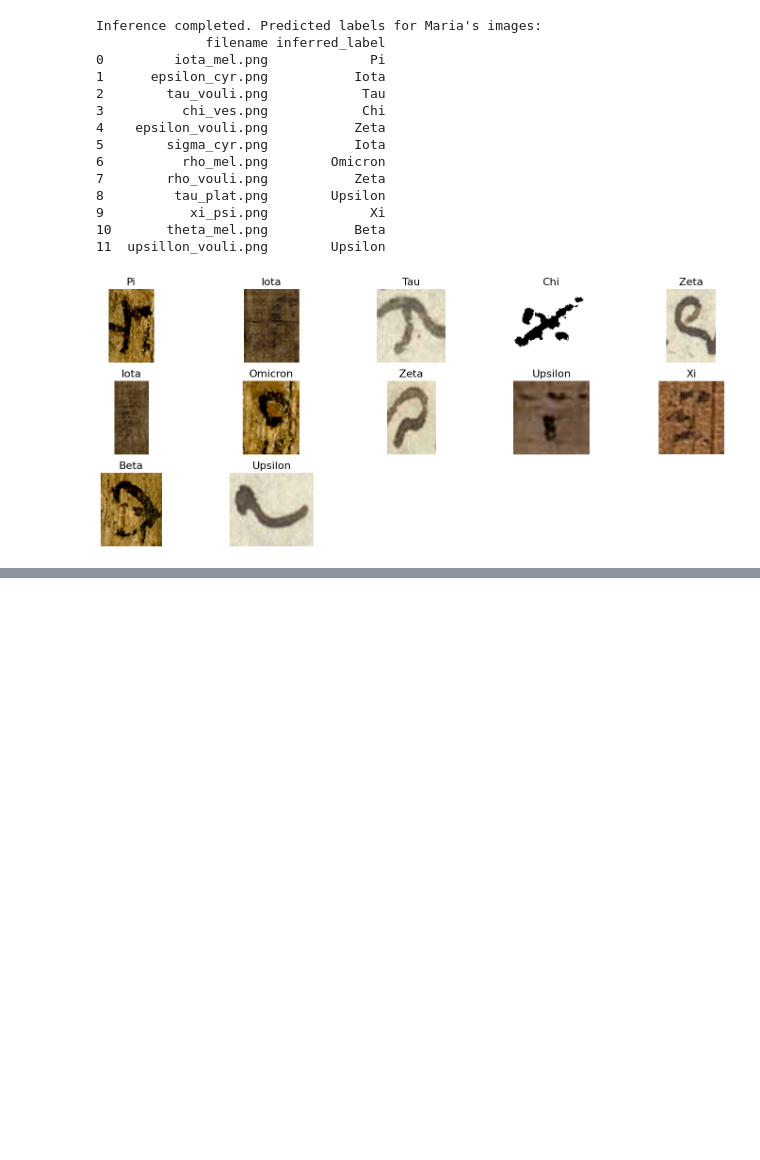
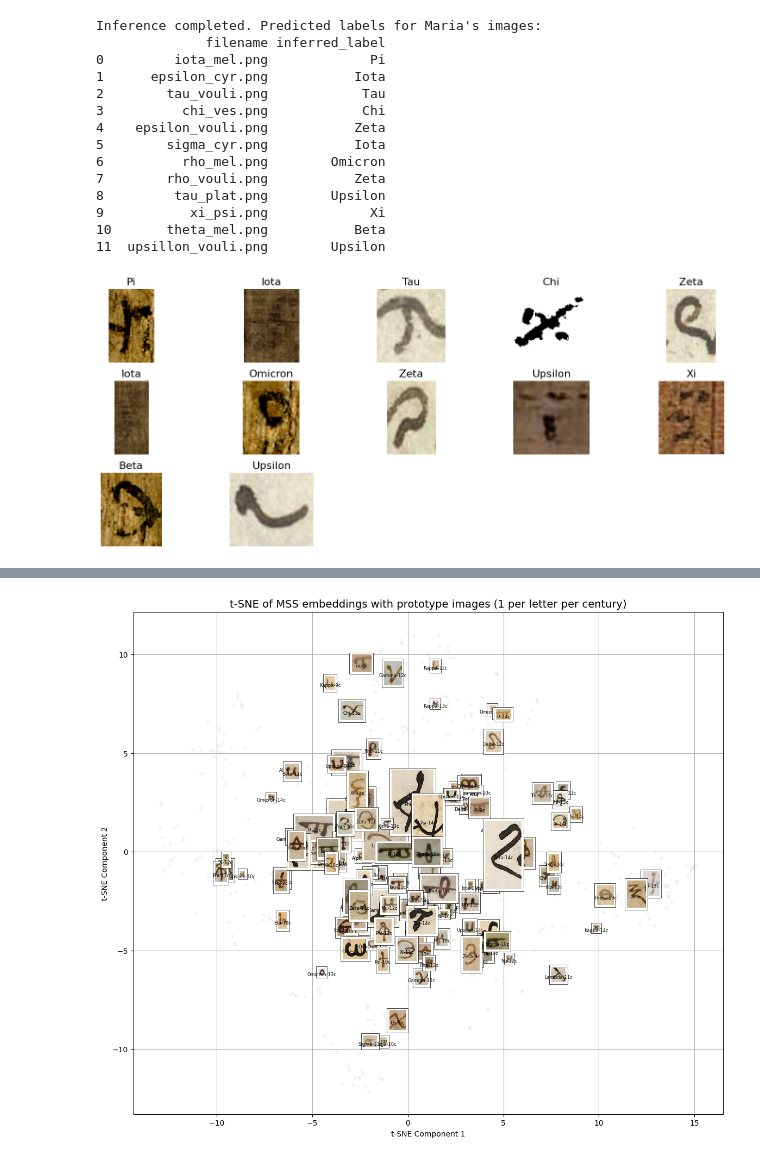
Before and after one commit to ipavlopoulos/diachronic-greek-letterforms, a Jupyter notebook: wild_predictions.ipynb, the cells around one changed output, grey strips where cells are left out. Saved outputs shown, nothing was run; the diff lists cells and outputs as text; code cells hidden in the pictures; blank space fills up the shorter version.

```diff
--- a/wild_predictions.ipynb
+++ b/wild_predictions.ipynb
@@ -838,0 +951,58 @@ ce_dataset.to_csv('asiminas_dataset.csv', index=False)
+# %%
+#@title Visualize clusters with prototype images (letter+century)
+
+import matplotlib.pyplot as plt
+import pandas as pd
+import numpy as np
+from sklearn.manifold import TSNE
+from matplotlib.offsetbox import OffsetImage, AnnotationBbox
+
+# --- Prepare embeddings for t-SNE ---
+embeddings_array = mss_embeddings.reshape(mss_embeddings.shape[0], -1)
+
+tsne = TSNE(n_components=2, random_state=42, perplexity=30, max_iter=300)
+tsne_components = tsne.fit_transform(embeddings_array)
+
+# --- Build DataFrame with metadata ---
+tsne_df = pd.DataFrame(tsne_components, columns=['tsne_component_1', 'tsne_component_2'])
+tsne_df['letter'] = ce_dataset['letter'].values
+tsne_df['year'] = ce_dataset['year'].values
+tsne_df['century'] = (ce_dataset['year'] // 100 + 1).astype(int)   # convert year to century (e.g., 700 → 8th)
+
+# Optional: keep paths to the original images
+tsne_df['img_path'] = ce_dataset['filename'].values
+
+# --- Function to load images ---
+def get_image(path, zoom=0.4):
+    img = plt.imread('mss_cliplets/'+path)
+    return OffsetImage(img, zoom=zoom)
+
+# --- Plot t-SNE ---
+fig, ax = plt.subplots(figsize=(14, 12))
+ax.scatter(tsne_df['tsne_component_1'], tsne_df['tsne_component_2'],
+           c='lightgray', alpha=0.2, s=10)  # background all points
+
+# --- For each (letter, century), choose prototype ---
+for (letter, century), group in tsne_df.groupby(['letter', 'century']):
+    # centroid of the group
+    centroid = group[['tsne_component_1', 'tsne_component_2']].mean().values
+    # find the closest point to centroid
+    dists = np.linalg.norm(group[['tsne_component_1', 'tsne_component_2']].values - centroid, axis=1)
+    idx = dists.argmin()
+    row = group.iloc[idx]
+
+    # overlay the image
+    ab = AnnotationBbox(get_image(row['img_path'], zoom=0.35),
+                        (row['tsne_component_1'], row['tsne_component_2']),
+                        frameon=True, pad=0.3, bboxprops=dict(edgecolor='black', linewidth=0.5))
+    ax.add_artist(ab)
+    ax.text(row['tsne_component_1'], row['tsne_component_2'],
+            f"{letter}-{century}c", fontsize=6, ha="center", va="top")
+
+ax.set_title("t-SNE of MSS embeddings with prototype images (1 per letter per century)", fontsize=14)
+ax.set_xlabel("t-SNE Component 1")
+ax.set_ylabel("t-SNE Component 2")
+plt.grid(True)
+plt.show()
+# %% [output]
+[figure, added]
```
Also changed, not shown: parts of 8 cells of this notebook.
